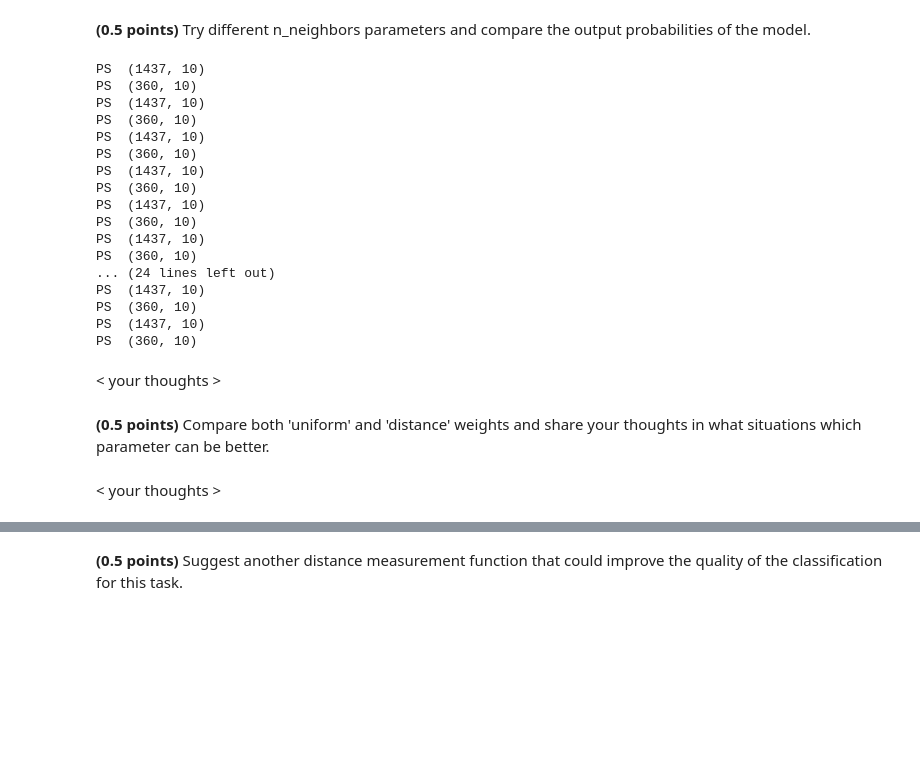
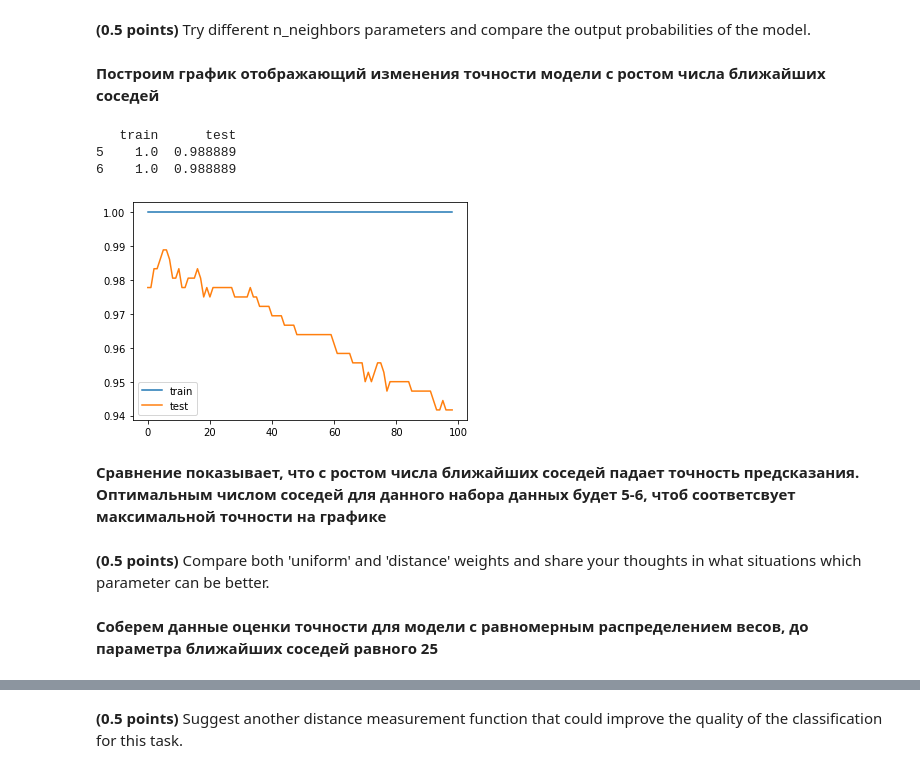
Before and after one commit to codekot/logistics_knn, a Jupyter notebook: hw_classification.ipynb, the cells around one changed output, grey strips where cells are left out. Saved outputs shown, nothing was run; the diff lists cells and outputs as text; code cells hidden in the pictures; blank space fills up the shorter version.

```diff
--- a/hw_classification.ipynb
+++ b/hw_classification.ipynb
@@ -575,36 +564,31 @@ assert test_acc > 0.98
 # %% [markdown]
 **(0.5 points)** Try different n_neighbors parameters and compare the output probabilities of the model.
 # %%
-def fit_evaluate_knn(X_train, y_train, X_test, y_test):
+def fit_evaluate_knn(X_train, y_train, X_test, y_test, k_range, weights='distance'):
     acc_train = []
     acc_test = []
-    for knn in range(1, 100):
-        clf = CustomKNeighborsClassifier(n_neighbors=knn, weights='distance')
+    for knn in range(1, k_range):
+        clf = CustomKNeighborsClassifier(n_neighbors=knn, weights=weights)
         clf.fit(X_train, y_train)
         acc_train.append(metrics.accuracy_score(y_pred=clf.predict(X_train), y_true=y_train))
         acc_test.append(metrics.accuracy_score(y_pred=clf.predict(X_test), y_true=y_test))
     return acc_train, acc_test
 # %%
-acc_train, acc_test = fit_evaluate_knn(X_train, y_train, X_test, y_test)
+acc_train, acc_test = fit_evaluate_knn(X_train, y_train, X_test, y_test, 100)
-# %% [output]
-PS  (1437, 10)
-PS  (360, 10)
-PS  (1437, 10)
-PS  (360, 10)
-PS  (1437, 10)
-PS  (360, 10)
-PS  (1437, 10)
-PS  (360, 10)
-PS  (1437, 10)
-PS  (360, 10)
-PS  (1437, 10)
-PS  (360, 10)
-... (24 lines left out)
-PS  (1437, 10)
-PS  (360, 10)
-PS  (1437, 10)
-PS  (360, 10)
-# %% [markdown]
-< your thoughts >
+# %% [markdown]
+**Построим график отображающий изменения точности модели с ростом числа ближайших соседей**
+# %%
+acc_df = pd.DataFrame()
+acc_df["train"] = acc_train
+acc_df["test"] = acc_test
+acc_df.plot()
+print(acc_df[acc_df["test"] == acc_df["test"].max()])
+# %% [output]
+   train      test
+5    1.0  0.988889
+6    1.0  0.988889
+[figure, added]
+# %% [markdown]
+**Сравнение показывает, что с ростом числа ближайших соседей падает точность предсказания. Оптимальным числом соседей для данного набора данных будет 5-6, чтоб соответсвует максимальной точности на графике**
 # %% [markdown]
 **(0.5 points)** Compare both 'uniform' and 'distance' weights and share your thoughts in what situations which parameter can be better.
@@ -613,2 +595,2 @@ PS  (360, 10)
-# %% [markdown]
-< your thoughts >
+# %% [markdown]
+**Соберем данные оценки точности для модели с равномерным распределением весов, до параметра ближайших соседей равного 25**
```
Also changed, not shown: parts of 56 cells of this notebook, 1 other file.
